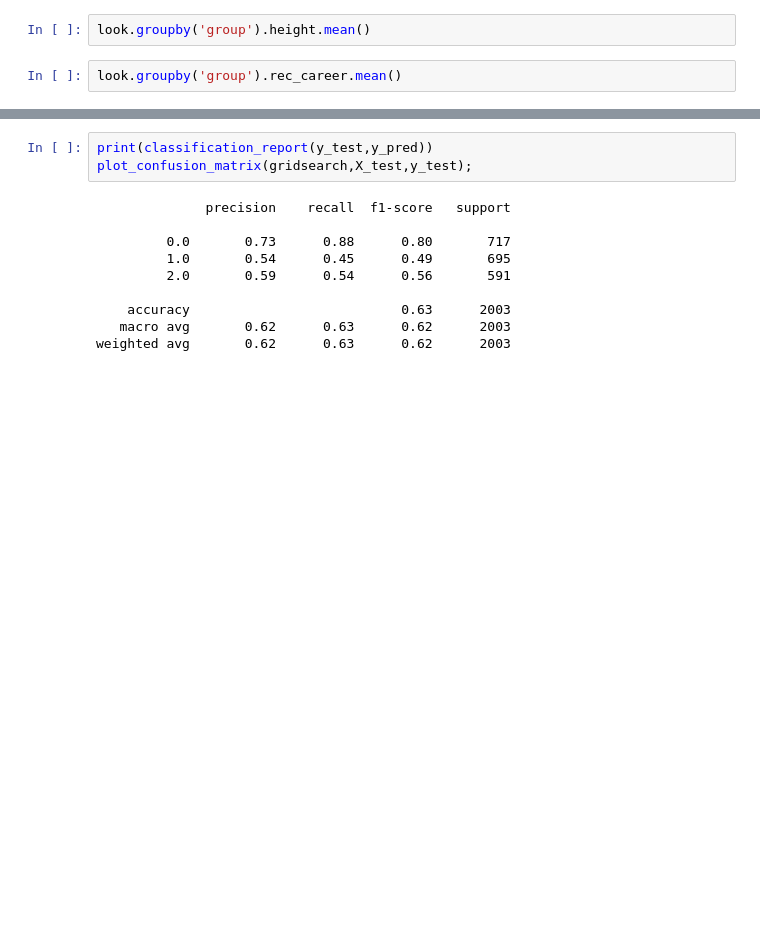
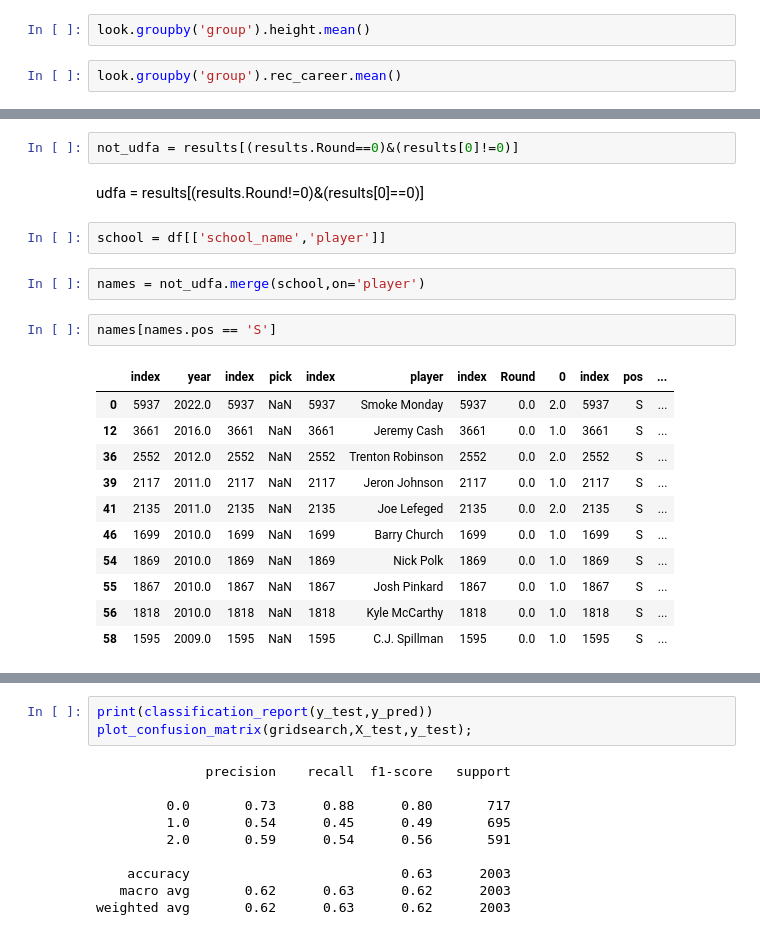
Before and after one commit to jpalgon/Draft_Combine, a Jupyter notebook: Modeling.ipynb, the cells around one changed output, grey strips where cells are left out. Drawn from its saved outputs; the diff is of its cells as text; blank space fills up the shorter version.

```diff
--- a/Modeling.ipynb
+++ b/Modeling.ipynb
@@ -369,0 +412,22 @@ Traceback (most recent call last):
+# %%
+not_udfa = results[(results.Round==0)&(results[0]!=0)]
+# %% [markdown]
+udfa = results[(results.Round!=0)&(results[0]==0)]
+# %%
+school = df[['school_name','player']]
+# %%
+names = not_udfa.merge(school,on='player')
+# %%
+names[names.pos == 'S']
+# %% [output]
+|  | index | year | index | pick | index | player | index | Round | 0 | index | pos | ... |
+| 0 | 5937 | 2022.0 | 5937 | NaN | 5937 | Smoke Monday | 5937 | 0.0 | 2.0 | 5937 | S | ... |
+| 12 | 3661 | 2016.0 | 3661 | NaN | 3661 | Jeremy Cash | 3661 | 0.0 | 1.0 | 3661 | S | ... |
+| 36 | 2552 | 2012.0 | 2552 | NaN | 2552 | Trenton Robinson | 2552 | 0.0 | 2.0 | 2552 | S | ... |
+| 39 | 2117 | 2011.0 | 2117 | NaN | 2117 | Jeron Johnson | 2117 | 0.0 | 1.0 | 2117 | S | ... |
+| 41 | 2135 | 2011.0 | 2135 | NaN | 2135 | Joe Lefeged | 2135 | 0.0 | 2.0 | 2135 | S | ... |
+| 46 | 1699 | 2010.0 | 1699 | NaN | 1699 | Barry Church | 1699 | 0.0 | 1.0 | 1699 | S | ... |
+| 54 | 1869 | 2010.0 | 1869 | NaN | 1869 | Nick Polk | 1869 | 0.0 | 1.0 | 1869 | S | ... |
+| 55 | 1867 | 2010.0 | 1867 | NaN | 1867 | Josh Pinkard | 1867 | 0.0 | 1.0 | 1867 | S | ... |
+| 56 | 1818 | 2010.0 | 1818 | NaN | 1818 | Kyle McCarthy | 1818 | 0.0 | 1.0 | 1818 | S | ... |
+| 58 | 1595 | 2009.0 | 1595 | NaN | 1595 | C.J. Spillman | 1595 | 0.0 | 1.0 | 1595 | S | ... |
```
Also changed, not shown: parts of 24 cells of this notebook, 1 other file.
